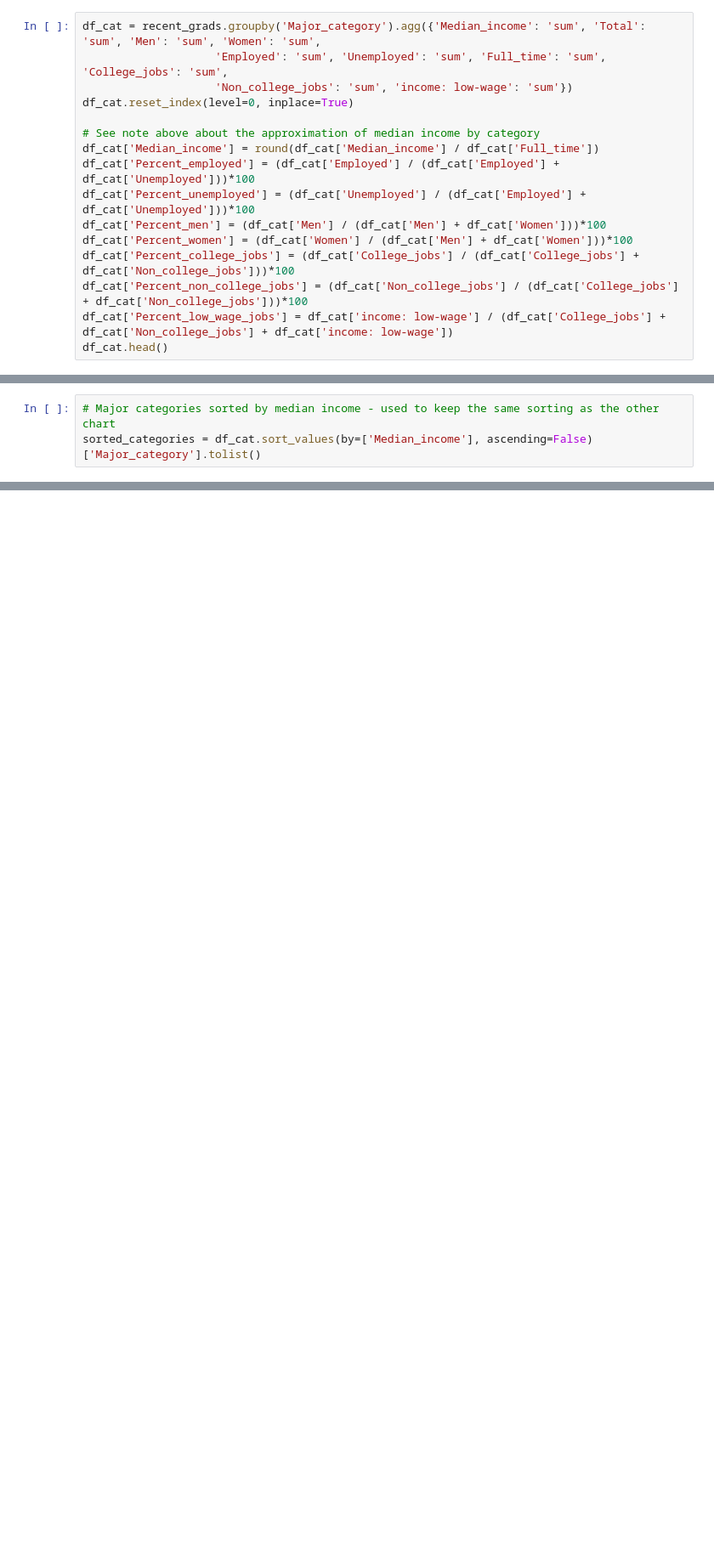
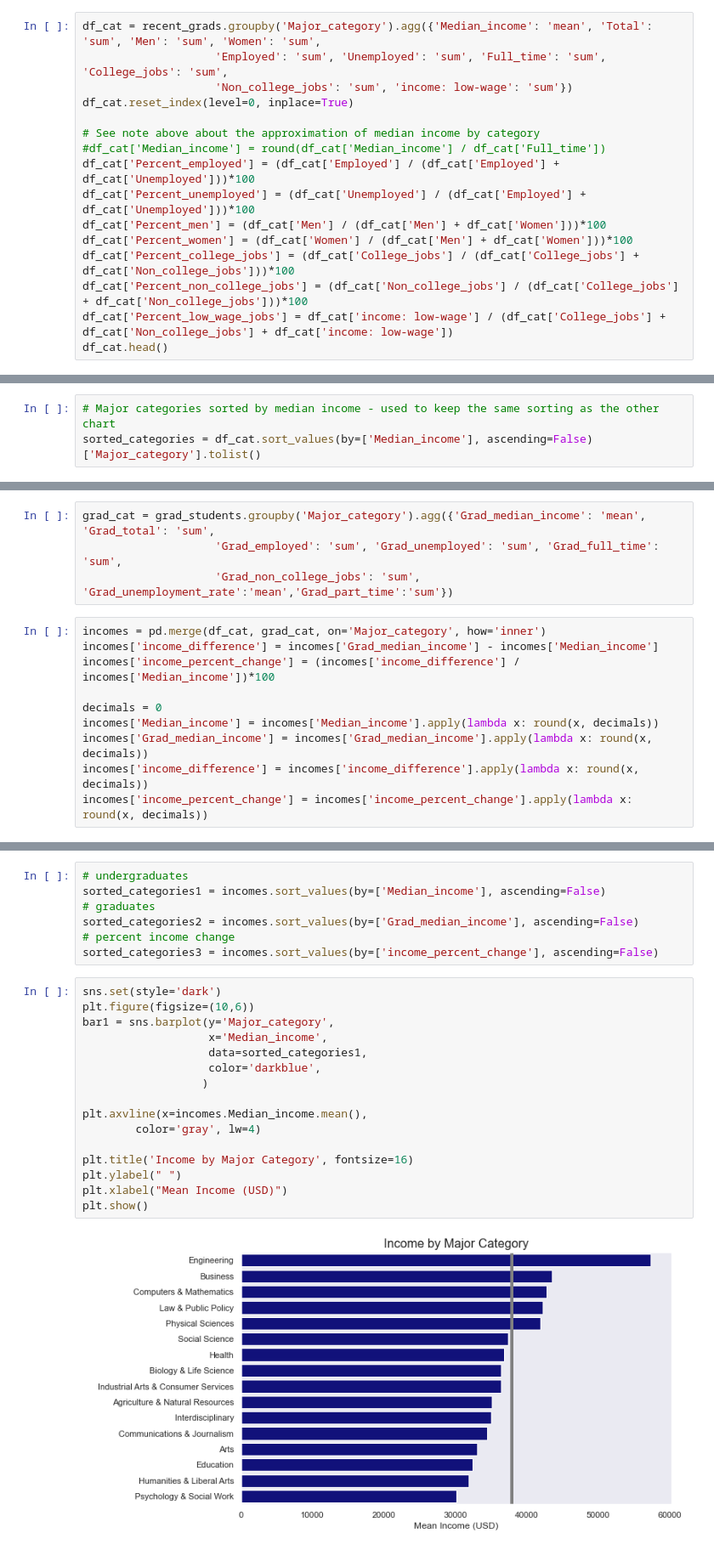
Before and after one commit to marcostorrework/marcostorrework.github.io, a Jupyter notebook: storyboard visualizations.ipynb, the cells around one changed output, grey strips where cells are left out. Shown: that part at 85% size. Cells and saved outputs as stored; diff of their text form; blank space fills up the shorter version.

```diff
--- a/storyboard visualizations.ipynb
+++ b/storyboard visualizations.ipynb
@@ -114,11 +126,11 @@ recent_grads.head()
 # %%
-df_cat = recent_grads.groupby('Major_category').agg({'Median_income': 'sum', 'Total': 'sum', 'Men': 'sum', 'Women': 'sum',
+df_cat = recent_grads.groupby('Major_category').agg({'Median_income': 'mean', 'Total': 'sum', 'Men': 'sum', 'Women': 'sum',
                     'Employed': 'sum', 'Unemployed': 'sum', 'Full_time': 'sum', 'College_jobs': 'sum',
                     'Non_college_jobs': 'sum', 'income: low-wage': 'sum'})
 df_cat.reset_index(level=0, inplace=True)
 
 # See note above about the approximation of median income by category
-df_cat['Median_income'] = round(df_cat['Median_income'] / df_cat['Full_time'])
+#df_cat['Median_income'] = round(df_cat['Median_income'] / df_cat['Full_time'])
 df_cat['Percent_employed'] = (df_cat['Employed'] / (df_cat['Employed'] + df_cat['Unemployed']))*100
 df_cat['Percent_unemployed'] = (df_cat['Unemployed'] / (df_cat['Employed'] + df_cat['Unemployed']))*100
 df_cat['Percent_men'] = (df_cat['Men'] / (df_cat['Men'] + df_cat['Women']))*100
@@ -167,0 +211,14 @@ grad_students.head()
+# %%
+grad_cat = grad_students.groupby('Major_category').agg({'Grad_median_income': 'mean', 'Grad_total': 'sum',
+                    'Grad_employed': 'sum', 'Grad_unemployed': 'sum', 'Grad_full_time': 'sum',
+                    'Grad_non_college_jobs': 'sum', 'Grad_unemployment_rate':'mean','Grad_part_time':'sum'})
+# %%
+incomes = pd.merge(df_cat, grad_cat, on='Major_category', how='inner')
+incomes['income_difference'] = incomes['Grad_median_income'] - incomes['Median_income']
+incomes['income_percent_change'] = (incomes['income_difference'] / incomes['Median_income'])*100
+
+decimals = 0
+incomes['Median_income'] = incomes['Median_income'].apply(lambda x: round(x, decimals))
+incomes['Grad_median_income'] = incomes['Grad_median_income'].apply(lambda x: round(x, decimals))
+incomes['income_difference'] = incomes['income_difference'].apply(lambda x: round(x, decimals))
+incomes['income_percent_change'] = incomes['income_percent_change'].apply(lambda x: round(x, decimals))
@@ -193,0 +258,25 @@ grad_students.head()
+# %%
+# undergraduates
+sorted_categories1 = incomes.sort_values(by=['Median_income'], ascending=False)
+# graduates
+sorted_categories2 = incomes.sort_values(by=['Grad_median_income'], ascending=False)
+# percent income change
+sorted_categories3 = incomes.sort_values(by=['income_percent_change'], ascending=False)
+# %%
+sns.set(style='dark')
+plt.figure(figsize=(10,6))
+bar1 = sns.barplot(y='Major_category',
+                   x='Median_income',
+                   data=sorted_categories1,
+                   color='darkblue',
+                  )
+
+plt.axvline(x=incomes.Median_income.mean(),
+        color='gray', lw=4)
+
+plt.title('Income by Major Category', fontsize=16)
+plt.ylabel(" ")
+plt.xlabel("Mean Income (USD)")
+plt.show()
+# %% [output]
+[figure, added]
```
Also changed, not shown: parts of 20 cells of this notebook.
